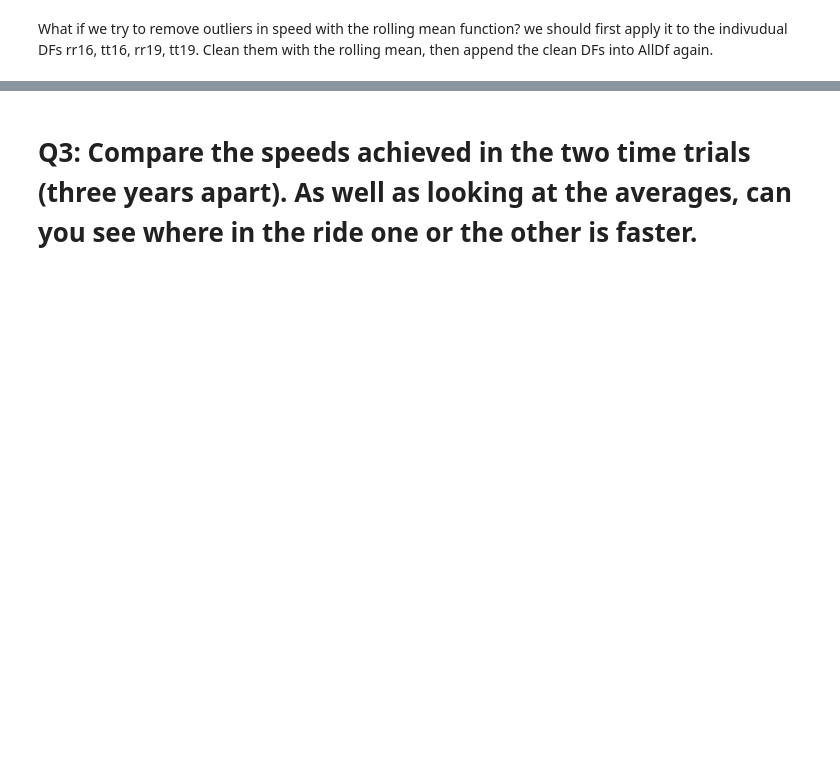
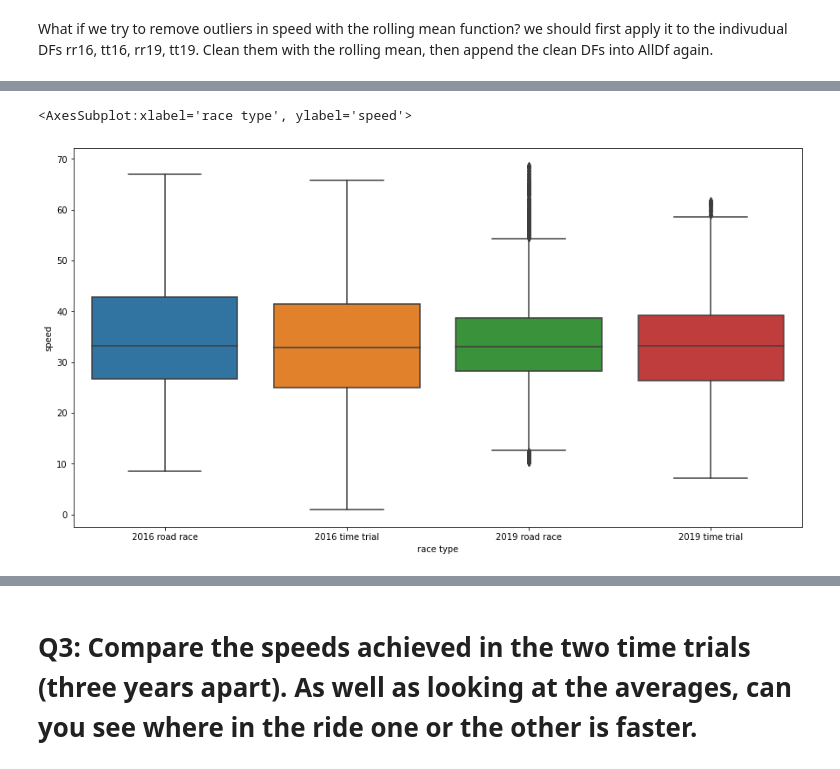
Before and after one commit to MQCOMP2200-S2-2021/Data-Science-Labs, a Jupyter notebook: Portfolio 1.ipynb, the cells around one changed output, grey strips where cells are left out. Drawn from its saved outputs; the diff is of its cells as text; code cells hidden in the pictures; blank space fills up the shorter version.

```diff
--- a/Portfolio 1.ipynb
+++ b/Portfolio 1.ipynb
@@ -519,0 +708,32 @@ What if we try to remove outliers in speed with the rolling mean function? we sh
+# %%
+def speedOutliersFn(myDF):
+    # Determining q3, q1 and IQR
+    q1 = myDF['speed'].quantile(0.25)
+    q3 = myDF['speed'].quantile(0.75)
+    iqr =  q3 - q1
+
+    #_________________________________________________________________________________
+    # Determining the values that are above the Q3+ IQR and below Q1-IQR (outliers)
+    upperWhisker = q3 + 1.5*iqr
+    lowerWhisker = q1 - 1.5*iqr
+
+    #_________________________________________________________________________________
+    # Storing the outlier values in an array. Order of the indices is upper outliers then
+    # lower outliers.
+    outliersIndex = myDF[myDF['speed'] > upperWhisker].index
+    outliersIndex = outliersIndex.append(myDF[myDF['speed'] < lowerWhisker].index)
+    print(outliersIndex)
+    #_________________________________________________________________________________
+    # Correcting the values with a loop
+    for i in outliersIndex:
+#     print(i)
+        v1 = myDF['speed'].iloc[i-2]
+        v2 = myDF['speed'].iloc[i-1]
+        v3 = myDF['speed'].iloc[i+2]
+        v4 = myDF['speed'].iloc[i+3]
+        avg = (v1+v2+v3+v4)/4
+        myDF['speed'].iloc[i] = avg
+
+#         print(myDF['speed'].iloc[i-2:i+3])
+
+    return  myDF , outliersIndex
@@ -519,0 +835,7 @@ What if we try to remove outliers in speed with the rolling mean function? we sh
+# %%
+rr16_clean = speedOutliersFn(rr16)
+tt16_clean = speedOutliersFn(tt16)
+rr19_clean = speedOutliersFn(rr19)
+tt19_clean = speedOutliersFn(tt19)
+
+allDf_clean = rr16_clean.append([tt16_clean,rr19_clean, tt19_clean])
@@ -519,0 +851,7 @@ What if we try to remove outliers in speed with the rolling mean function? we sh
+# %%
+plt.figure(figsize=(15,8))
+
+sns.boxplot(x='race type', y='speed', data= allDf_clean)
+# %% [output]
+<AxesSubplot:xlabel='race type', ylabel='speed'>
+[figure, added]
```
Also changed, not shown: parts of 86 cells of this notebook.
